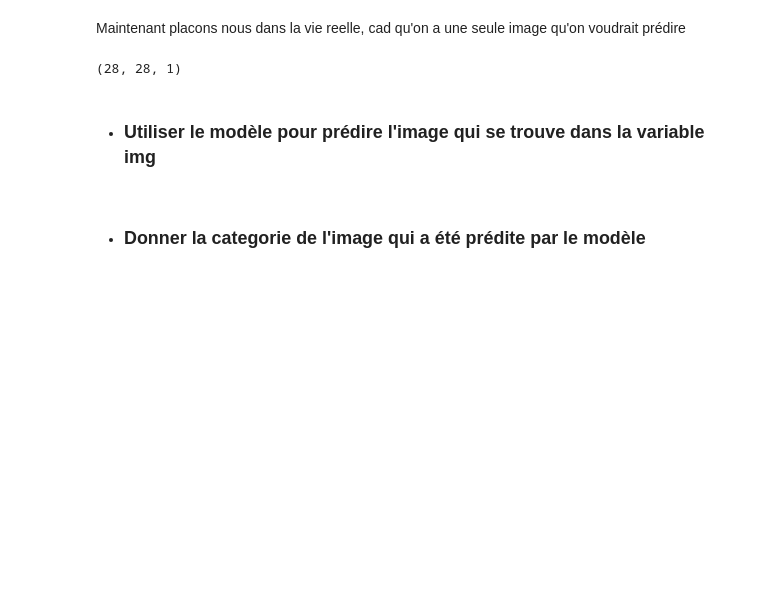
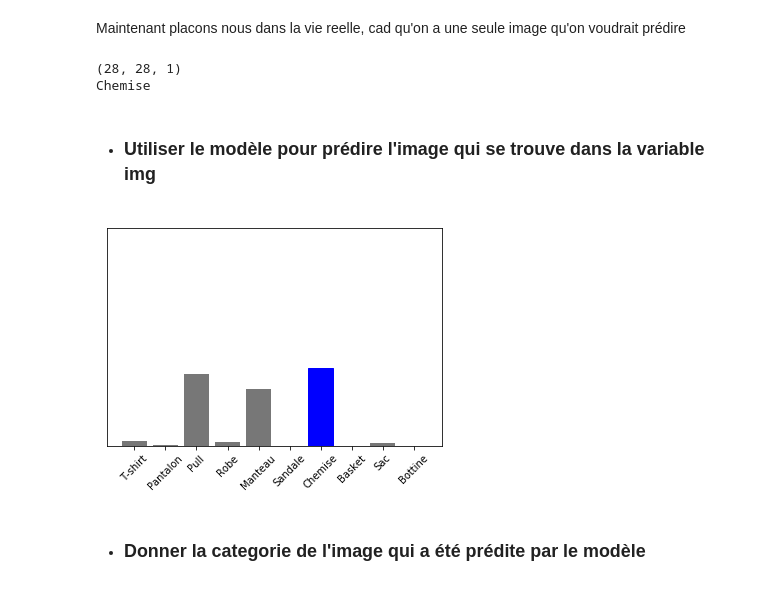
Before and after one commit to eliaswalyba/linux-day, a Jupyter notebook: Fashion_MNIST_TensorFlow_Classification_d'images.ipynb, the cells around one changed output. Drawn from its saved outputs; the diff is of its cells as text; code cells hidden in the pictures; blank space fills up the shorter version.

```diff
--- a/Fashion_MNIST_TensorFlow_Classification_d'images.ipynb
+++ b/Fashion_MNIST_TensorFlow_Classification_d'images.ipynb
@@ -133,4 +167,15 @@ les images sont des matrices 28 $\times$ 28, avec des valeurs dans l'intervalle
 
 On va creer un tableau pour mapper les entiers sur notre jeu de donnees correspondant aux differentes categories d'images
 # %%
-class_names = ['T-shirt', 'Pantalon', 'Pull', 'Robe', 'Manteau', 'Sandale', 'Chemise', 'Basket', 'Sac', 'Bottine']
+class_names = [
+    'T-shirt',
+    'Pantalon',
+    'Pull',
+    'Robe',
+    'Manteau',
+    'Sandale',
+    'Chemise',
+    'Basket',
+    'Sac',
+    'Bottine'
+]
@@ -391,15 +454,20 @@ for i in range(num_images):
 Maintenant placons nous dans la vie reelle, cad qu'on a une seule image qu'on voudrait prédire
 # %%
 img = test_images[0]
-
+label = test_labels[0]
+label = class_names[label]
 print(img.shape)
+print(label)
 # %% [output]
 (28, 28, 1)
+Chemise
 # %% [markdown]
 * ### Utiliser le modèle pour prédire l'image qui se trouve dans la variable img
 # %%
-plot_value_array(0, predictions_single, test_labels)
+plot_value_array(0, predictions, test_labels)
 _ = plt.xticks(range(10), class_names, rotation=45)
+# %% [output]
+[figure, added]
 # %% [markdown]
 * ### Donner la categorie de l'image qui a été prédite par le modèle
 # %%
```
Also changed, not shown: parts of 35 cells of this notebook.
